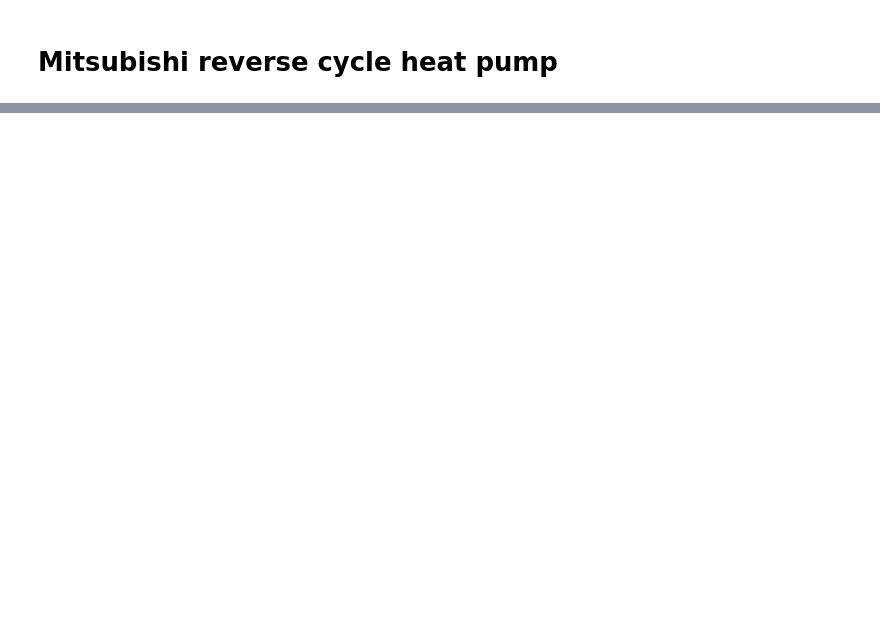
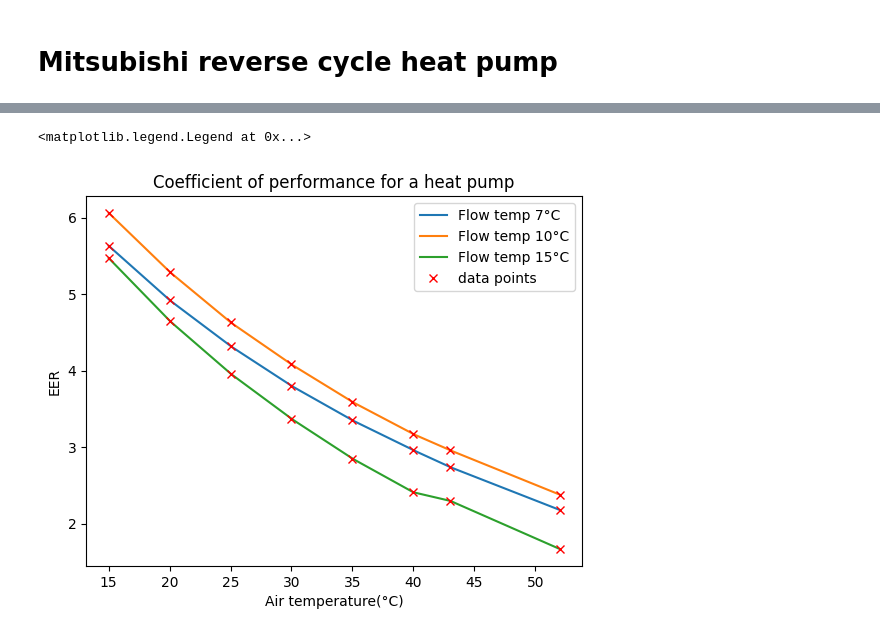
Before and after one commit to SNaylor12543/Variable_Output_Temperature_Heat_Pump, a Jupyter notebook: EAHV-M1500-YCL(-N).ipynb, the cells around one changed output, grey strips where cells are left out. Saved outputs shown, nothing was run; the diff lists cells and outputs as text; code cells hidden in the pictures; blank space fills up the shorter version.

```diff
--- a/EAHV-M1500-YCL(-N).ipynb
+++ b/EAHV-M1500-YCL(-N).ipynb
@@ -37,3 +38,38 @@ ValueError: RHS must contain only finite numbers
+# %%
+from Modules.Heating import HVAC
+import matplotlib.pyplot as plt
+import Modules.Data as Data
+import numpy as np
+
+HVAC = HVAC("Data/Heat_Pump/EAHV-M1500-YCL(-N)/Cooling_5C.csv")
+
+EER_interp = HVAC.interp_init("EER")
+
+air_temp = np.linspace(15, 52, 1000)
+hydronics_temp = [7, 10, 15]
+
+for flow_temp in hydronics_temp:
+
+    EER = HVAC.Calculate_EER(flow_temp, air_temp, EER_interp)
+
+    plt.plot(air_temp, EER, label = 'Flow temp ' + str(flow_temp) + '°C')
+
+# data points
+data_air_temp = Data.column_from_csv("Data/Heat_Pump/EAHV-M1500-YCL(-N)/Cooling_5C.csv", "Air temperature(°C)")
+
+data_flow_temp = Data.column_from_csv("Data/Heat_Pump/EAHV-M1500-YCL(-N)/Cooling_5C.csv", "Flow temperature(°C)")
+
+data_EER = HVAC.Calculate_EER(data_flow_temp, data_air_temp, EER_interp)
+
+plt.plot(data_air_temp, data_EER, label="data points", marker='x', color='red', linestyle='None')
+
+plt.title('Coefficient of performance for a heat pump')
+plt.xlabel('Air temperature(°C)')
+plt.ylabel('EER')
+plt.legend()
+# %% [output]
+<matplotlib.legend.Legend at 0x...>
+[figure, added]
 # %%
 from Modules.Heating import Heat_Pump
 from Modules.Heating import HVAC
```
Also changed, not shown: parts of 2 cells of this notebook, 4 other files.
